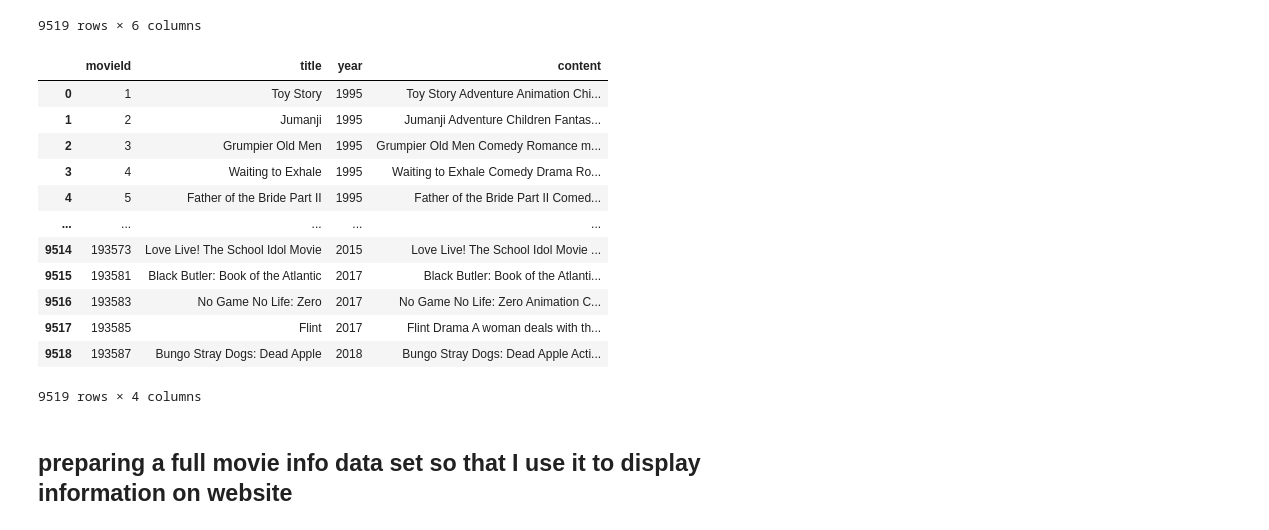
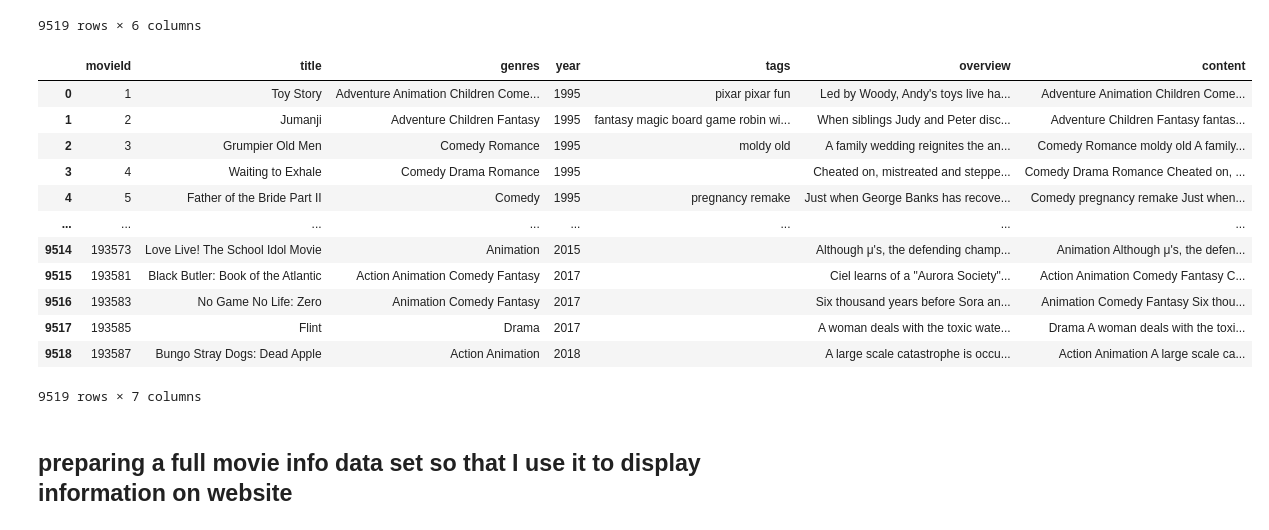
Before and after one commit to saadaliasghar1045-ops/Movie_recommender-Hybrid-, a Jupyter notebook: src/notebooks/data_preprocessing.ipynb, the cells around one changed output. Saved outputs shown, nothing was run; the diff lists cells and outputs as text; code cells hidden in the pictures.

```diff
--- a/src/notebooks/data_preprocessing.ipynb
+++ b/src/notebooks/data_preprocessing.ipynb
@@ -164,3 +164,3 @@ content_filt_df = pd.merge(new_df,tmdb_for_merge,on='movieId',how='inner')
 # %%
-content_filt_df.dropna(subset=['overview'],inplace=True)
+content_filt_df_for_title.dropna(subset=['overview'],inplace=True)
 # %%
@@ -180,9 +180,12 @@ content_filt_df
 | 9518 | 193587 | Bungo Stray Dogs: Dead Apple (2018) | Action Animation | 2018 |  | A large scale catastrophe is occu... |
 9519 rows × 6 columns
 # %%
-content_filt_df["title"] = content_filt_df["title"].str.replace(
+content_filt_df_for_title["title"] = content_filt_df_for_title["title"].str.replace(
     r"\s*\(\d{4}\)$",
     "",
     regex=True
 )
+# %%
+# creating a separate data frame to recommend movies based on description
+content_filt_df_for_description = content_filt_df_for_title.copy()
 # %%
@@ -194,2 +198,25 @@ content_filt_df['content'] = (
 ).str.strip()
+# %%
+# merging for description
+content_filt_df_for_description['content'] = (
+    content_filt_df_for_description['genres'] + " "
+    +content_filt_df_for_description['tags'] + " "
+    + content_filt_df_for_description['overview']
+).str.strip()
+# %%
+content_filt_df_for_description
+# %% [output]
+|  | movieId | title | genres | year | tags | overview | content |
+| 0 | 1 | Toy Story | Adventure Animation Children Come... | 1995 | pixar pixar fun | Led by Woody, Andy's toys live ha... | Adventure Animation Children Come... |
+| 1 | 2 | Jumanji | Adventure Children Fantasy | 1995 | fantasy magic board game robin wi... | When siblings Judy and Peter disc... | Adventure Children Fantasy fantas... |
+| 2 | 3 | Grumpier Old Men | Comedy Romance | 1995 | moldy old | A family wedding reignites the an... | Comedy Romance moldy old A family... |
+| 3 | 4 | Waiting to Exhale | Comedy Drama Romance | 1995 |  | Cheated on, mistreated and steppe... | Comedy Drama Romance Cheated on, ... |
+| 4 | 5 | Father of the Bride Part II | Comedy | 1995 | pregnancy remake | Just when George Banks has recove... | Comedy pregnancy remake Just when... |
+| ... | ... | ... | ... | ... | ... | ... | ... |
+| 9514 | 193573 | Love Live! The School Idol Movie | Animation | 2015 |  | Although μ's, the defending champ... | Animation Although μ's, the defen... |
+| 9515 | 193581 | Black Butler: Book of the Atlantic | Action Animation Comedy Fantasy | 2017 |  | Ciel learns of a "Aurora Society"... | Action Animation Comedy Fantasy C... |
+| 9516 | 193583 | No Game No Life: Zero | Animation Comedy Fantasy | 2017 |  | Six thousand years before Sora an... | Animation Comedy Fantasy Six thou... |
+| 9517 | 193585 | Flint | Drama | 2017 |  | A woman deals with the toxic wate... | Drama A woman deals with the toxi... |
+| 9518 | 193587 | Bungo Stray Dogs: Dead Apple | Action Animation | 2018 |  | A large scale catastrophe is occu... | Action Animation A large scale ca... |
+9519 rows × 7 columns
 # %%
@@ -197,17 +225 @@ content_filt_df.drop(columns=['genres','tags','overview'],inplace=True)
-# %%
-content_filt_df
-# %% [output]
-|  | movieId | title | year | content |
-| 0 | 1 | Toy Story | 1995 | Toy Story Adventure Animation Chi... |
-| 1 | 2 | Jumanji | 1995 | Jumanji Adventure Children Fantas... |
-| 2 | 3 | Grumpier Old Men | 1995 | Grumpier Old Men Comedy Romance m... |
-| 3 | 4 | Waiting to Exhale | 1995 | Waiting to Exhale Comedy Drama Ro... |
-| 4 | 5 | Father of the Bride Part II | 1995 | Father of the Bride Part II Comed... |
-| ... | ... | ... | ... | ... |
-| 9514 | 193573 | Love Live! The School Idol Movie | 2015 | Love Live! The School Idol Movie ... |
-| 9515 | 193581 | Black Butler: Book of the Atlantic | 2017 | Black Butler: Book of the Atlanti... |
-| 9516 | 193583 | No Game No Life: Zero | 2017 | No Game No Life: Zero Animation C... |
-| 9517 | 193585 | Flint | 2017 | Flint Drama A woman deals with th... |
-| 9518 | 193587 | Bungo Stray Dogs: Dead Apple | 2018 | Bungo Stray Dogs: Dead Apple Acti... |
-9519 rows × 4 columns
 # %%
```
Also changed, not shown: parts of 6 cells of this notebook, 6 other files.
